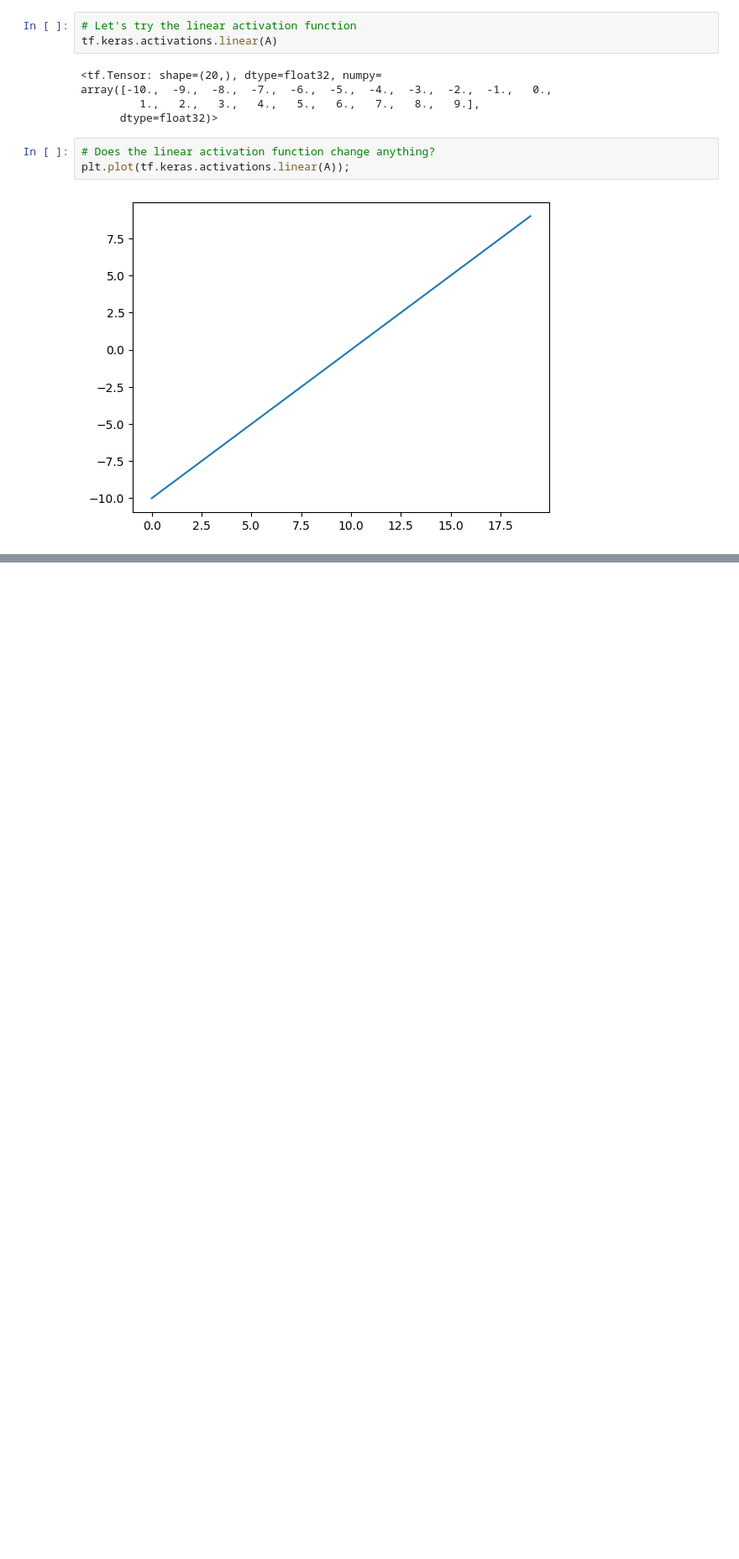
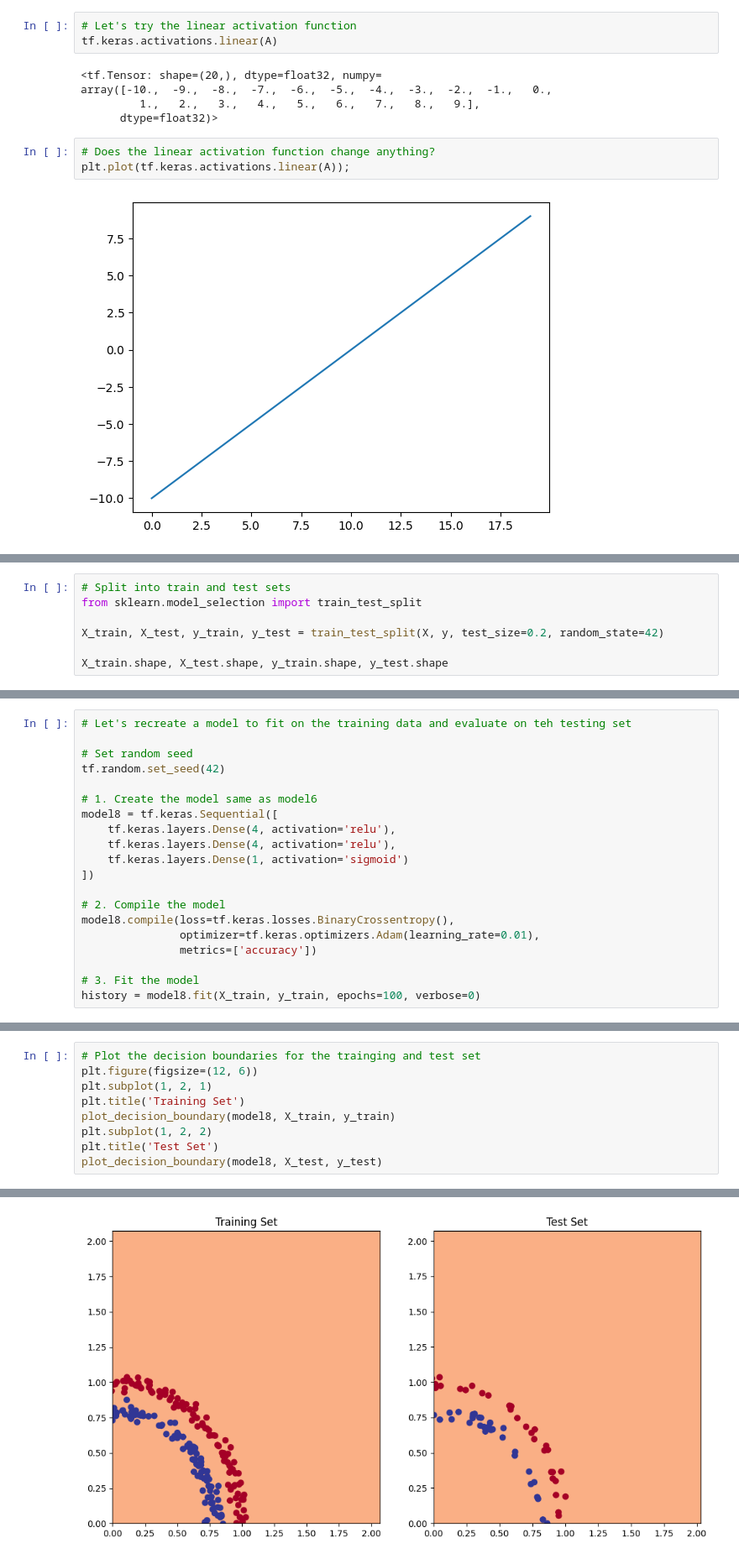
Before and after one commit to Glockrover/LearnTensorFlow, a Jupyter notebook: Neural_Network_Classification.ipynb, the cells around one changed output, grey strips where cells are left out. Shown at 84% size. Saved outputs shown, nothing was run; the diff lists cells and outputs as text; blank space fills up the shorter version.

Commit message:
plotted 2 figs that show the training and the test sets side by side on the new model8

```diff
--- a/Neural_Network_Classification.ipynb
+++ b/Neural_Network_Classification.ipynb
@@ -523,0 +532,7 @@ plt.plot(tf.keras.activations.linear(A));
+# %%
+# Split into train and test sets
+from sklearn.model_selection import train_test_split
+
+X_train, X_test, y_train, y_test = train_test_split(X, y, test_size=0.2, random_state=42)
+
+X_train.shape, X_test.shape, y_train.shape, y_test.shape
@@ -523,0 +541,20 @@ plt.plot(tf.keras.activations.linear(A));
+# %%
+# Let's recreate a model to fit on the training data and evaluate on teh testing set
+
+# Set random seed
+tf.random.set_seed(42)
+
+# 1. Create the model same as model6
+model8 = tf.keras.Sequential([
+    tf.keras.layers.Dense(4, activation='relu'),
+    tf.keras.layers.Dense(4, activation='relu'),
+    tf.keras.layers.Dense(1, activation='sigmoid')
+])
+
+# 2. Compile the model
+model8.compile(loss=tf.keras.losses.BinaryCrossentropy(),
+               optimizer=tf.keras.optimizers.Adam(learning_rate=0.01),
+               metrics=['accuracy'])
+
+# 3. Fit the model
+history = model8.fit(X_train, y_train, epochs=100, verbose=0)
@@ -523,0 +567,10 @@ plt.plot(tf.keras.activations.linear(A));
+# %%
+# Plot the decision boundaries for the trainging and test set
+plt.figure(figsize=(12, 6))
+plt.subplot(1, 2, 1)
+plt.title('Training Set')
+plot_decision_boundary(model8, X_train, y_train)
+plt.subplot(1, 2, 2)
+plt.title('Test Set')
+plot_decision_boundary(model8, X_test, y_test)
+# %% [output]
@@ -523,0 +581 @@ plt.plot(tf.keras.activations.linear(A));
+[figure, added]
```
Also changed, not shown: parts of 4 cells of this notebook.
